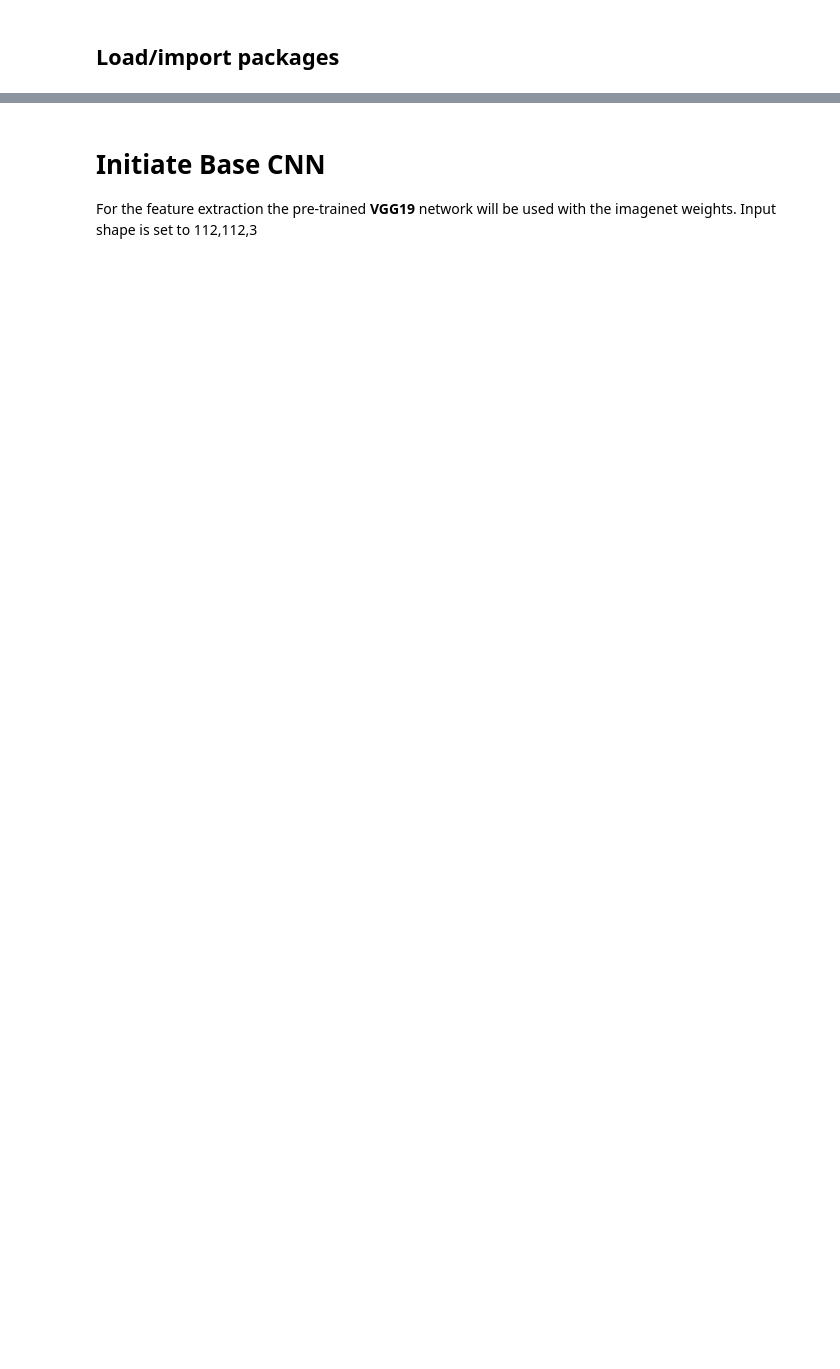
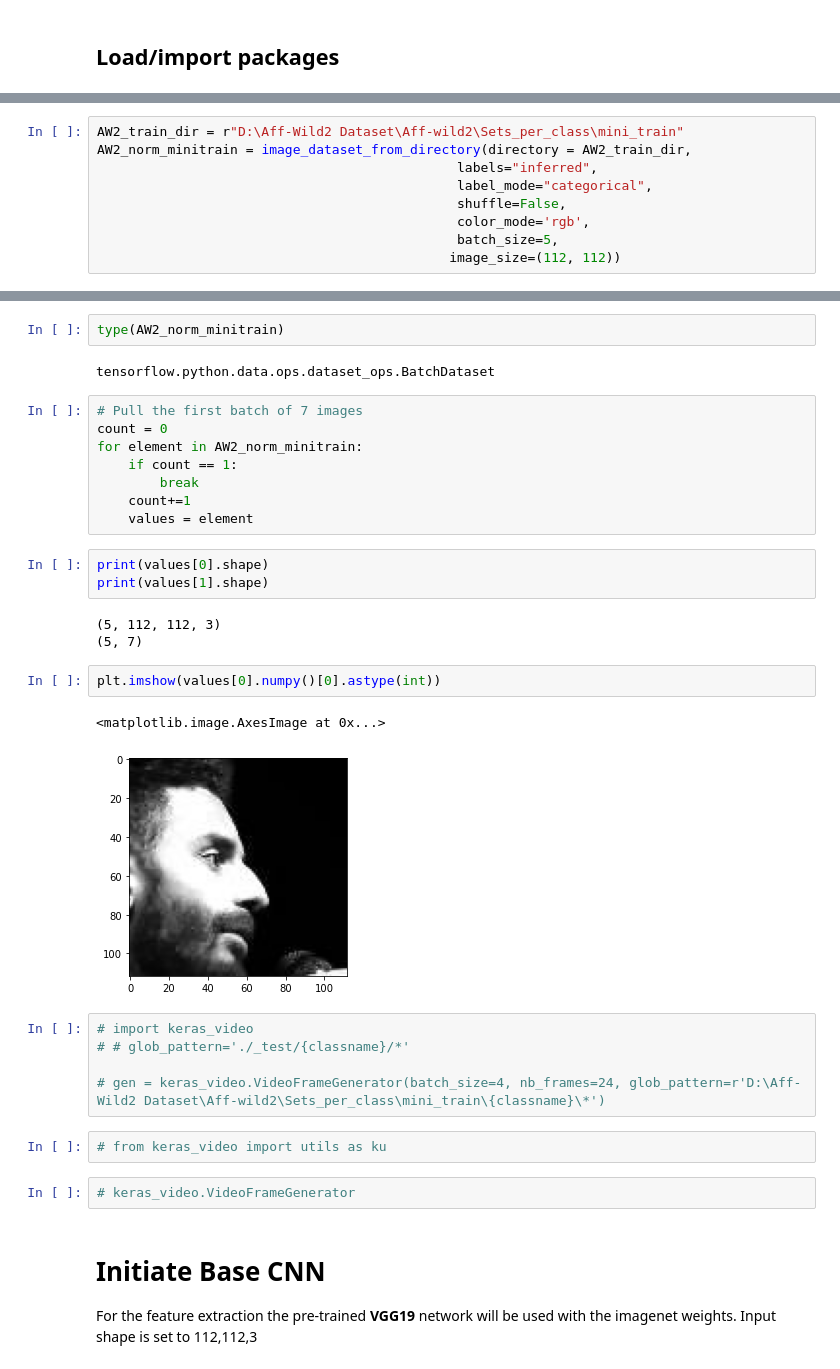
Before and after one commit to ion-elgreco/thesis-FER, a Jupyter notebook: models.ipynb, the cells around one changed output, grey strips where cells are left out. Drawn from its saved outputs; the diff is of its cells as text; blank space fills up the shorter version.

Commit message:
NN Model is able to train!

```diff
--- a/models.ipynb
+++ b/models.ipynb
@@ -29,0 +44,9 @@ for device in gpu_devices:
+# %%
+AW2_train_dir = r"D:\Aff-Wild2 Dataset\Aff-wild2\Sets_per_class\mini_train"
+AW2_norm_minitrain = image_dataset_from_directory(directory = AW2_train_dir,
+                                              labels="inferred",
+                                              label_mode="categorical",
+                                              shuffle=False,
+                                              color_mode='rgb',
+                                              batch_size=5,
+                                             image_size=(112, 112))
@@ -30,3 +66,35 @@ for device in gpu_devices:
+# %%
+type(AW2_norm_minitrain)
+# %% [output]
+tensorflow.python.data.ops.dataset_ops.BatchDataset
+# %%
+# Pull the first batch of 7 images
+count = 0
+for element in AW2_norm_minitrain:
+    if count == 1:
+        break
+    count+=1
+    values = element
+# %%
+print(values[0].shape)
+print(values[1].shape)
+# %% [output]
+(5, 112, 112, 3)
+(5, 7)
+# %%
+plt.imshow(values[0].numpy()[0].astype(int))
+# %% [output]
+<matplotlib.image.AxesImage at 0x...>
+[figure, added]
+# %%
+# import keras_video
+# # glob_pattern='./_test/{classname}/*'
+
+# gen = keras_video.VideoFrameGenerator(batch_size=4, nb_frames=24, glob_pattern=r'D:\Aff-Wild2 Dataset\Aff-wild2\Sets_per_class\mini_train\{classname}\*')
+# %%
+# from keras_video import utils as ku
+# %%
+# keras_video.VideoFrameGenerator
 # %% [markdown]
 # Initiate Base CNN
 For the feature extraction the pre-trained **VGG19** network will be used with the imagenet weights. Input shape is set to 112,112,3
```
Also changed, not shown: parts of 13 cells of this notebook.
